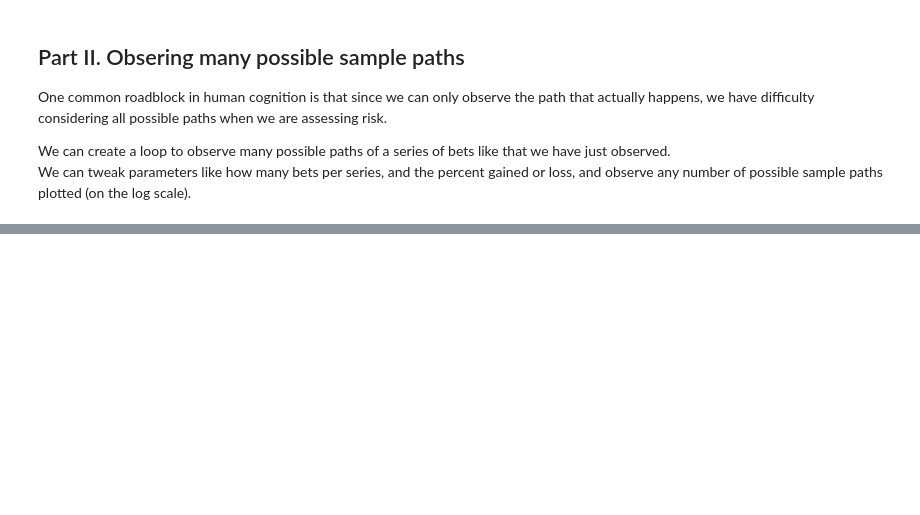
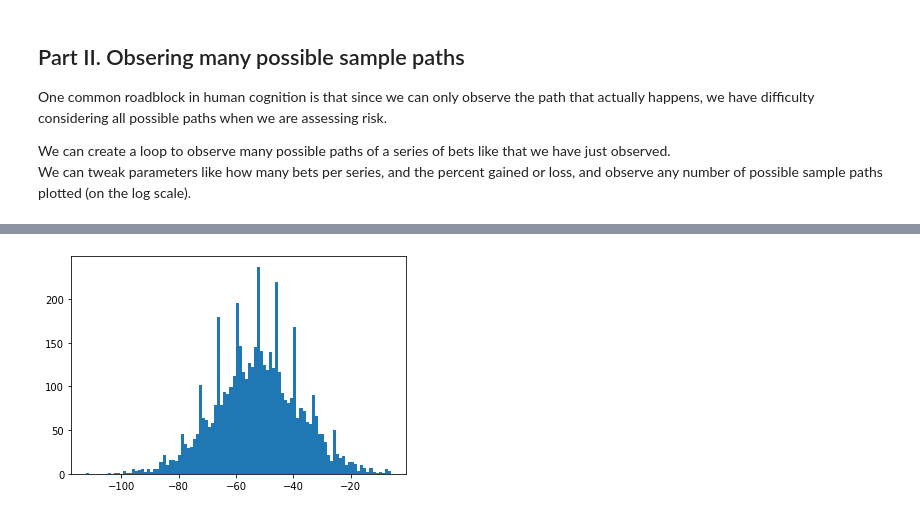
Before and after one commit to Symorq/exploring-ergodicity, a Jupyter notebook: ergodicity.ipynb, the cells around one changed output, grey strips where cells are left out. Saved outputs shown, nothing was run; the diff lists cells and outputs as text; code cells hidden in the pictures; blank space fills up the shorter version.

```diff
--- a/ergodicity.ipynb
+++ b/ergodicity.ipynb
@@ -119,0 +135,9 @@ print(np.mean(last_bets))
+# %%
+# Log normal scale
+
+log_last_bets = [np.log(i) for i in last_bets]
+plt.hist(log_last_bets, bins = 100)
+
+plt.show()
+# %% [output]
+[figure, added]
```
Also changed, not shown: parts of 7 cells of this notebook.
